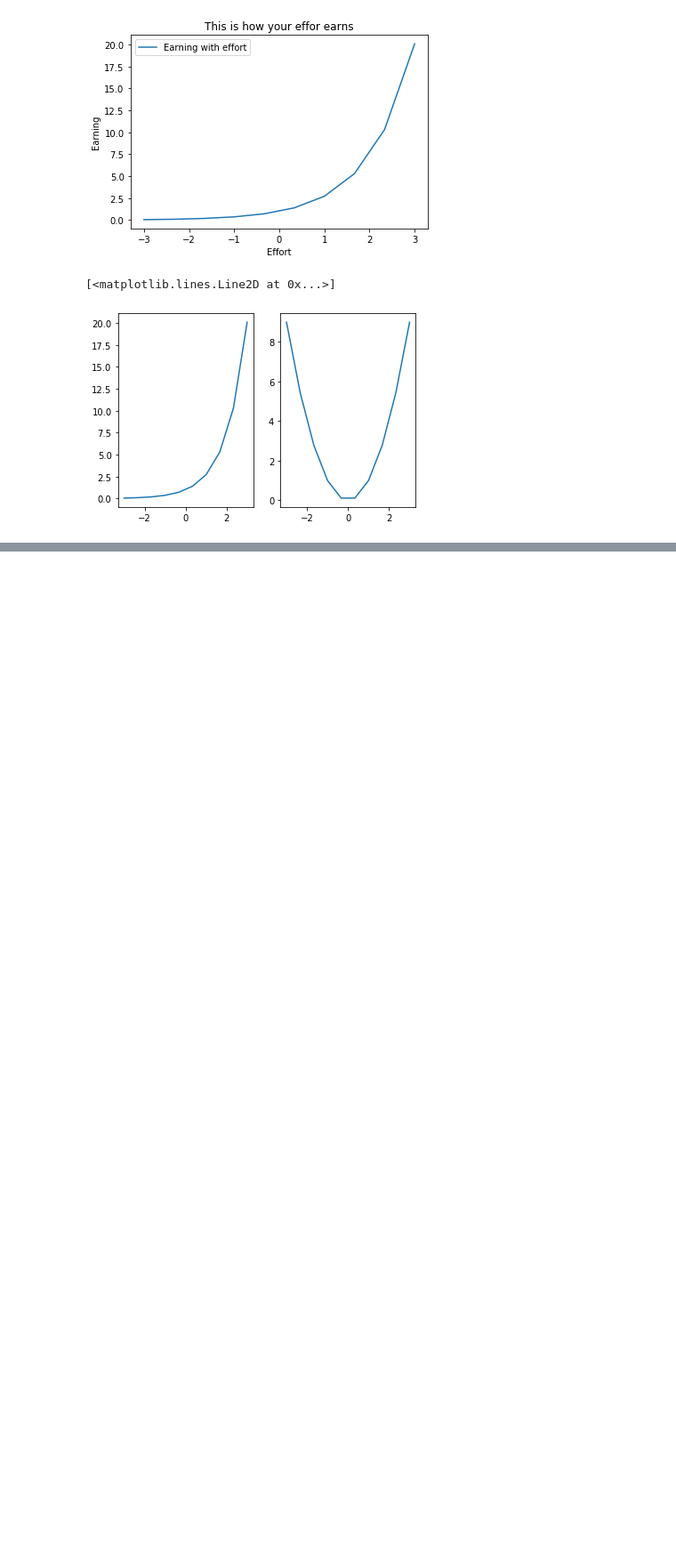
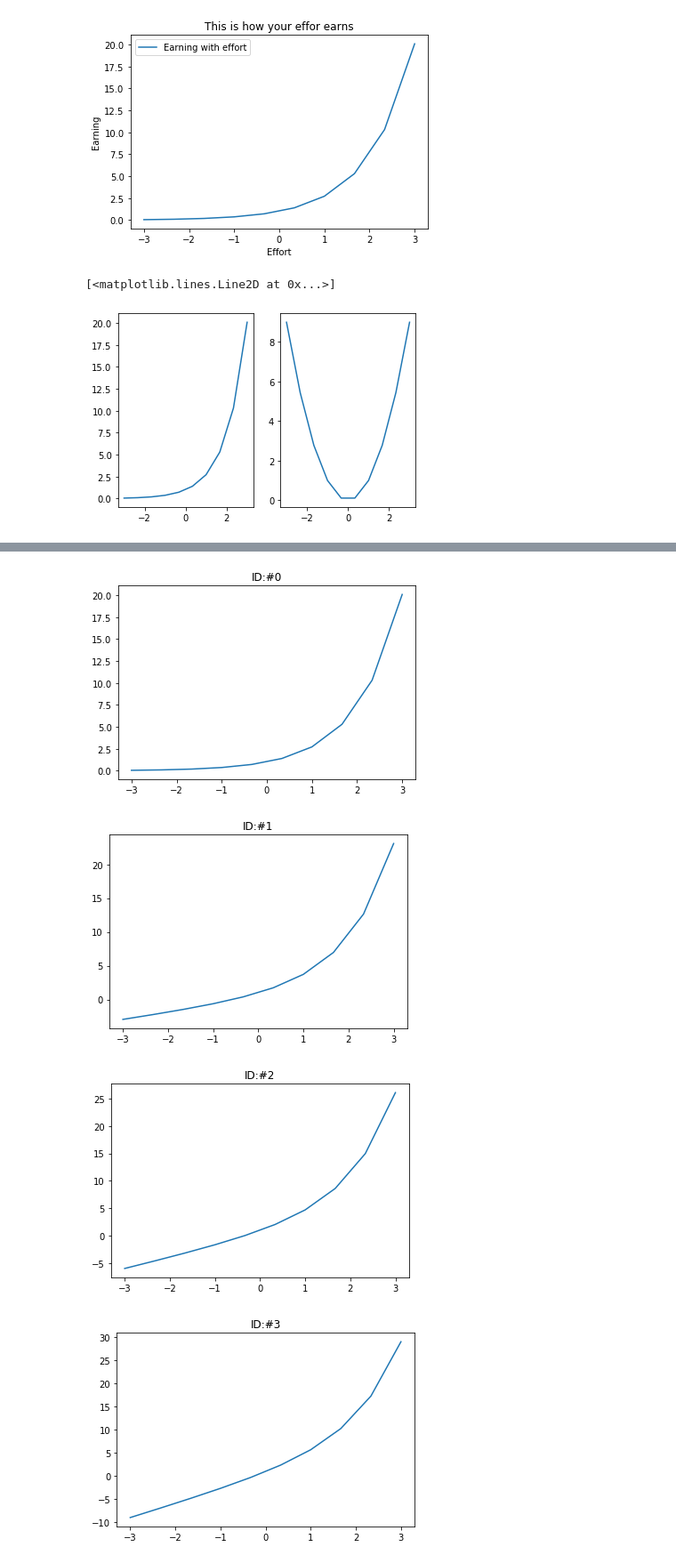
Before and after one commit to kiyo09/AI_Academy, a Jupyter notebook: kaggle/kameblog.ipynb, the cells around one changed output, grey strips where cells are left out. Shown at 89% size. Saved outputs shown, nothing was run; the diff lists cells and outputs as text; code cells hidden in the pictures; blank space fills up the shorter version.

```diff
--- a/kaggle/kameblog.ipynb
+++ b/kaggle/kameblog.ipynb
@@ -320,0 +368,21 @@ axes[1].axis('off')
+# %%
+pdf = PdfPages('savemultifig_sample.pdf')
+for i in range(0, 10):
+    #------グラフ作成--------
+    fig, axes = plt.subplots()
+    #グラフの形状が徐々にかわるように設計しました．（適当です．）
+    axes.plot(x, y1 + x*i)
+    #タイトルをつけます．pdfで文字検索ができることを確認してください．
+    axes.set_title('ID:#{}'.format(i))
+    #-----------------------
+
+    #forループのなかで保存
+    pdf.savefig(fig)
+
+#ループ後に閉じます
+pdf.close()
+# %% [output]
+[figure, added]
+[figure, added]
+[figure, added]
+[figure, added]
```
Also changed, not shown: parts of 8 cells of this notebook.
